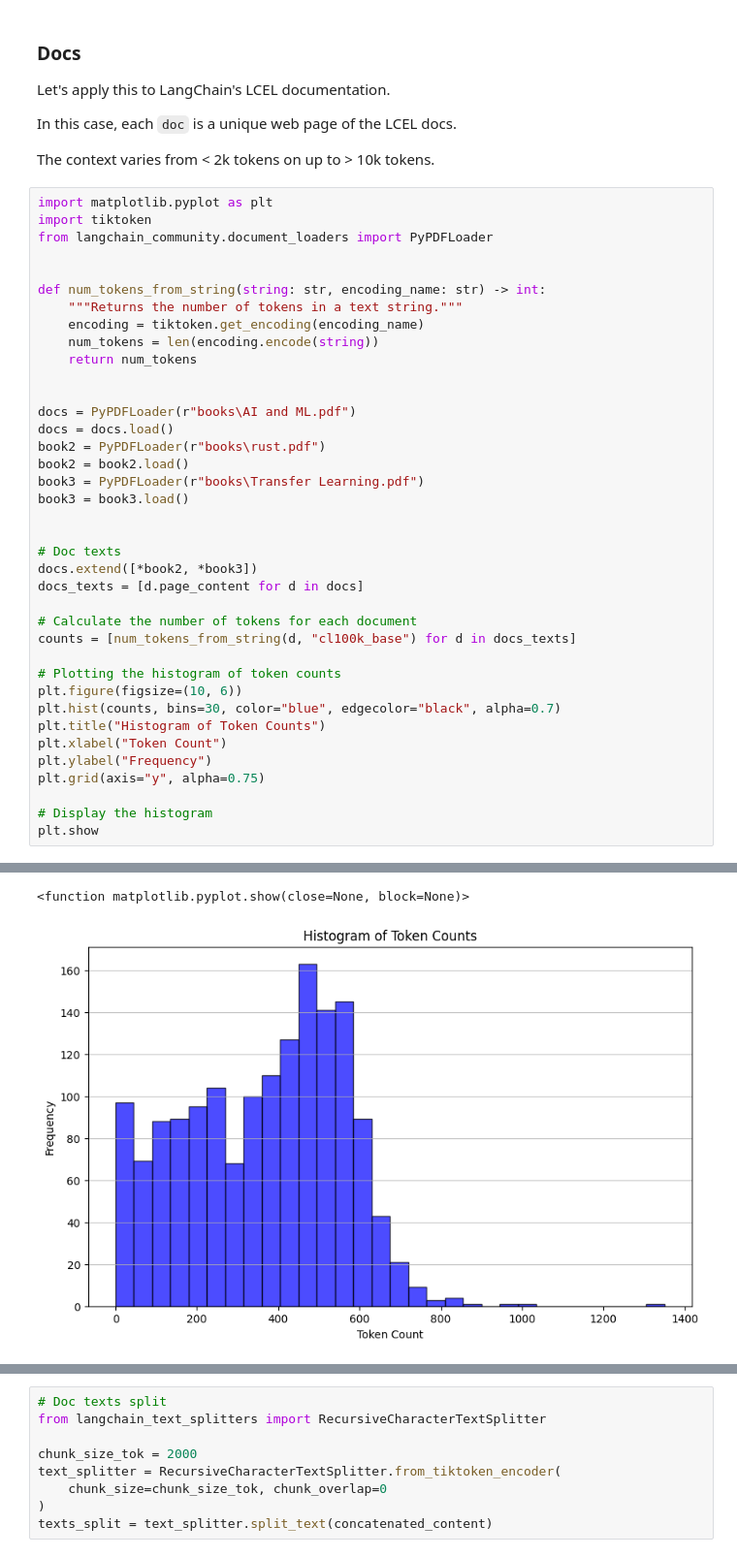
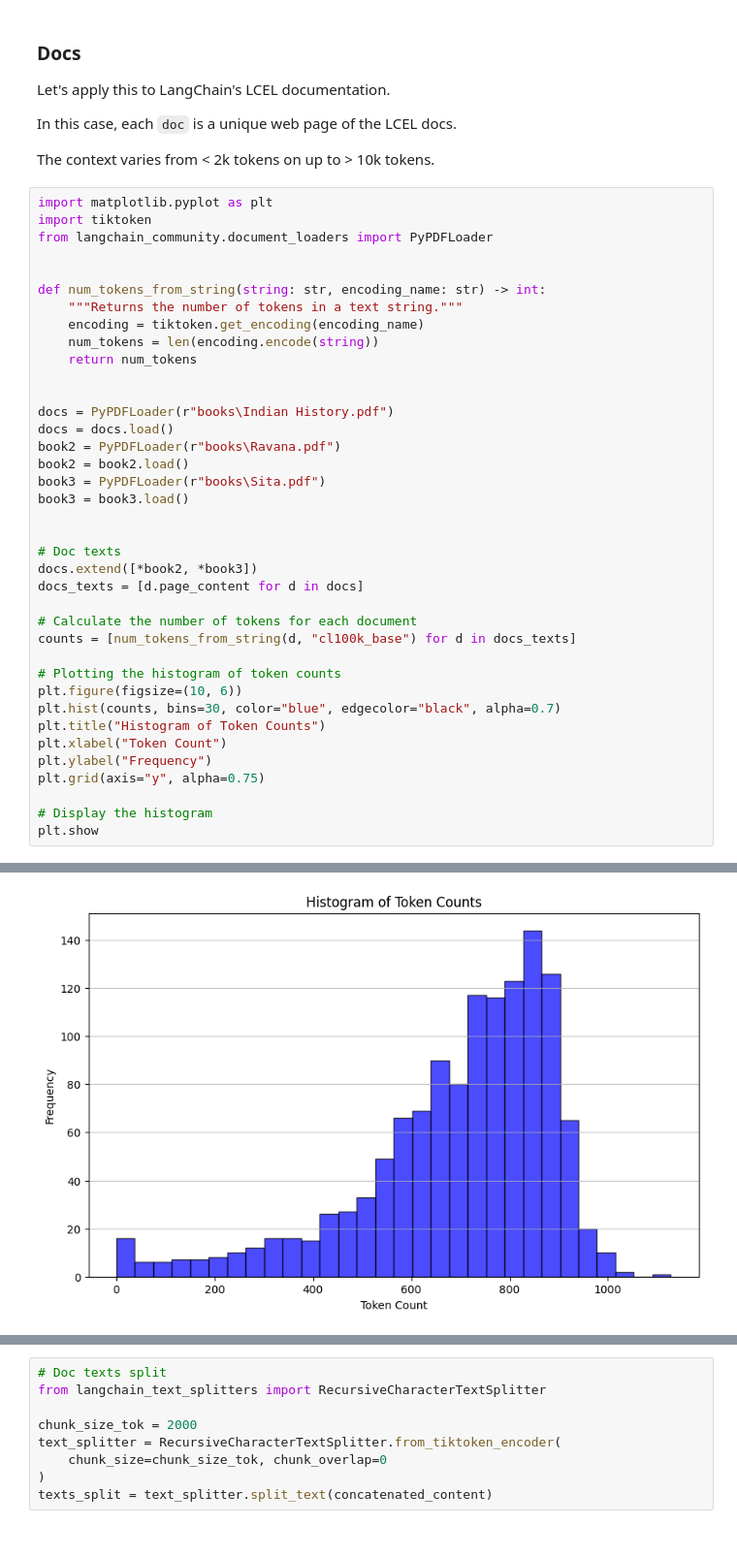
Before and after one commit to dsharshgupta/RAPTOR-RAG, a Jupyter notebook: Raptor_training.ipynb, the cells around one changed output, grey strips where cells are left out. Shown at 97% size. Drawn from its saved outputs; the diff is of its cells as text.

```diff
--- a/Raptor_training.ipynb
+++ b/Raptor_training.ipynb
@@ -40,11 +38,11 @@ def num_tokens_from_string(string: str, encoding_name: str) -> int:
     return num_tokens
 
 
-docs = PyPDFLoader(r"books\AI and ML.pdf")
+docs = PyPDFLoader(r"books\Indian History.pdf")
 docs = docs.load()
-book2 = PyPDFLoader(r"books\rust.pdf")
+book2 = PyPDFLoader(r"books\Ravana.pdf")
 book2 = book2.load()
-book3 = PyPDFLoader(r"books\Transfer Learning.pdf")
+book3 = PyPDFLoader(r"books\Sita.pdf")
 book3 = book3.load()
 
 
@@ -74,5 +68,4 @@ Ignoring wrong pointing object 2909 0 (offset 0)
-<function matplotlib.pyplot.show(close=None, block=None)>
-[figure, old version]
+[figure, new version]
 # %%
 # Doc texts concat
 d_sorted = sorted(docs, key=lambda x: x.metadata["source"])
```
Also changed, not shown: parts of 13 cells of this notebook, 1 other file.
